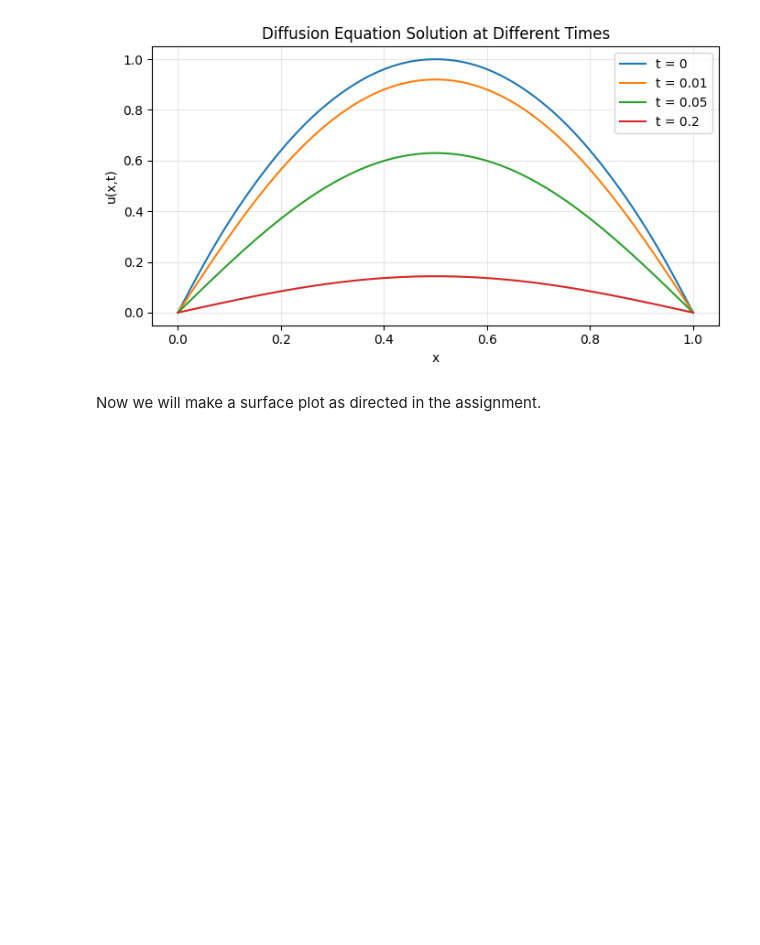
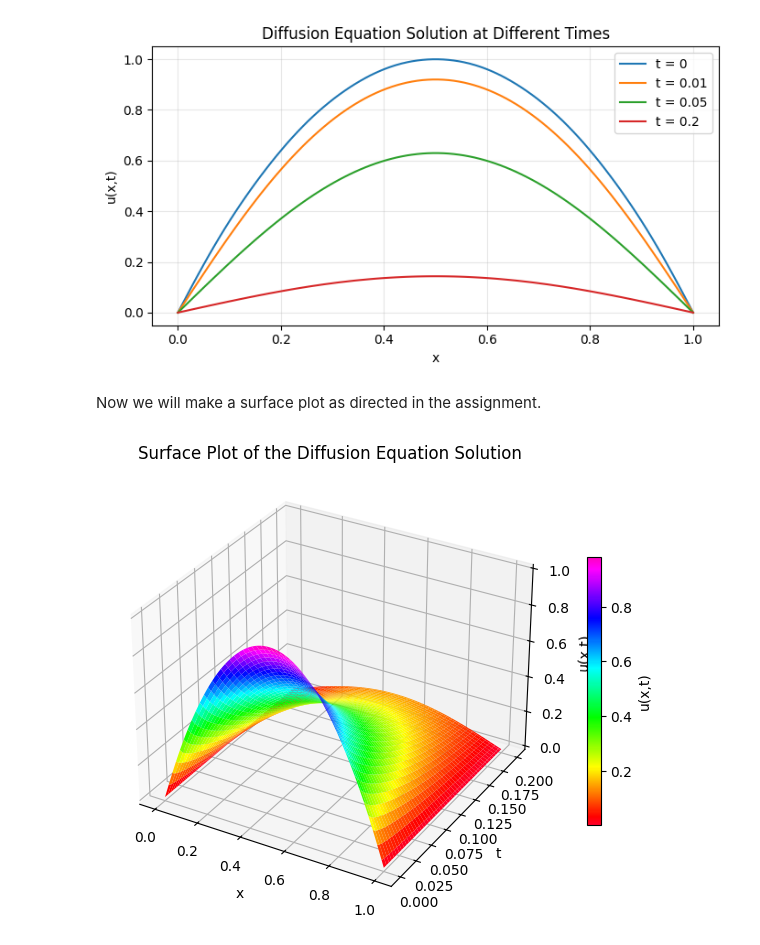
Before and after one commit to maxmartin40/MATH-5440-Code, a Jupyter notebook: Homework2.ipynb, the cells around one changed output. Drawn from its saved outputs; the diff is of its cells as text; code cells hidden in the pictures; blank space fills up the shorter version.

Commit message:
Make surface plot

```diff
--- a/Homework2.ipynb
+++ b/Homework2.ipynb
@@ -40,22 +40,24 @@ Now we will make a surface plot as directed in the assignment.
 # %%
 x = np.linspace(0,1,100)
 t = np.linspace(0,0.2,100)
 
 X, T = np.meshgrid(x,t)
 
 U = u(X,T)
 
 fig = plt.figure(figsize=(7, 5))
 ax = fig.add_subplot(111, projection='3d')
 
-surface = ax.plot_surface(X, T, U, cmap="nipy_spectral", edgecolor="none")
+surface = ax.plot_surface(X, T, U, cmap="gist_rainbow", edgecolor="none")
 
 ax.set_xlabel("x")
 ax.set_ylabel("t")
 ax.set_zlabel("u(x,t)")
-ax.set_title("Surface Plot of the Wave Equation Solution")
+ax.set_title("Surface Plot of the Diffusion Equation Solution")
 
 fig.colorbar(surface, ax=ax, shrink=0.6, label="u(x,t)")
 
 plt.tight_layout()
 plt.show()
+# %% [output]
+[figure, added]
```
